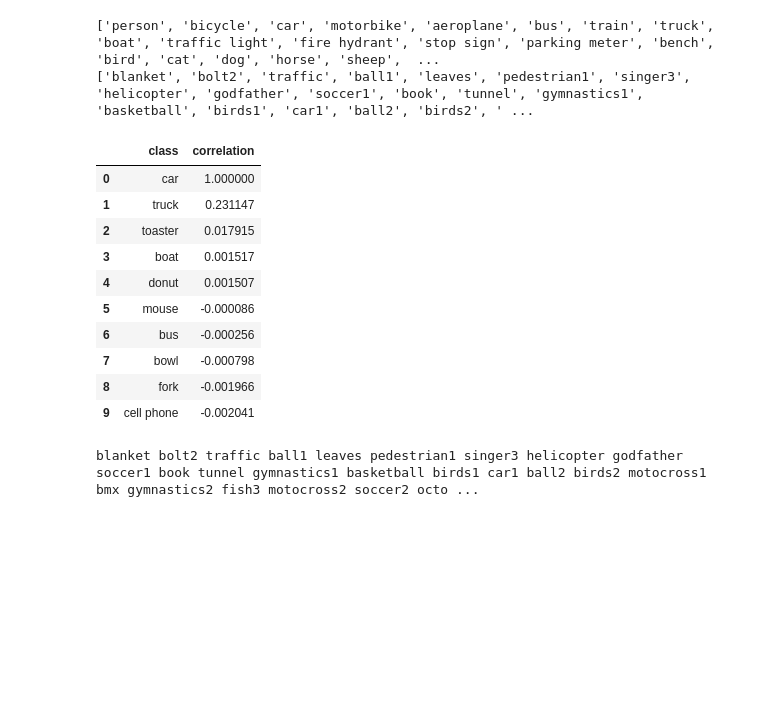
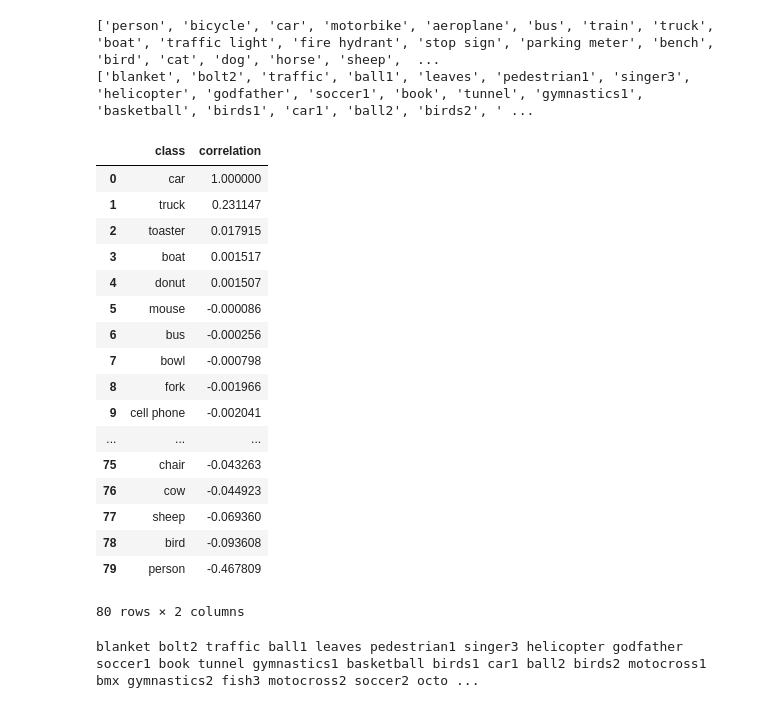
Before and after one commit to zabulskyy/YOLO-tracker, a Jupyter notebook: notebooks/experiment.ipynb, the cells around one changed output. Drawn from its saved outputs; the diff is of its cells as text; code cells hidden in the pictures; blank space fills up the shorter version.

```diff
--- a/notebooks/experiment.ipynb
+++ b/notebooks/experiment.ipynb
@@ -51,20 +51,27 @@ cm = read_csv("correlations.csv")  # correlation matrix
 # %%
 p, i = torch.sort(cm[2])
 p, i = reversed(p), reversed(i)
 table = [[classes[i[k]], float(p[k])] for k in range(len(cm[2]))]
-pd.DataFrame(table[:10], columns=["class", "correlation"])
+pd.DataFrame(table, columns=["class", "correlation"])
 # %% [output]
 |  | class | correlation |
 | 0 | car | 1.000000 |
 | 1 | truck | 0.231147 |
 | 2 | toaster | 0.017915 |
 | 3 | boat | 0.001517 |
 | 4 | donut | 0.001507 |
 | 5 | mouse | -0.000086 |
 | 6 | bus | -0.000256 |
 | 7 | bowl | -0.000798 |
 | 8 | fork | -0.001966 |
 | 9 | cell phone | -0.002041 |
+| ... | ... | ... |
+| 75 | chair | -0.043263 |
+| 76 | cow | -0.044923 |
+| 77 | sheep | -0.069360 |
+| 78 | bird | -0.093608 |
+| 79 | person | -0.467809 |
+80 rows × 2 columns
 # %%
 def dist2(box1, box2):
     # euclidean distance between two boxes
```
